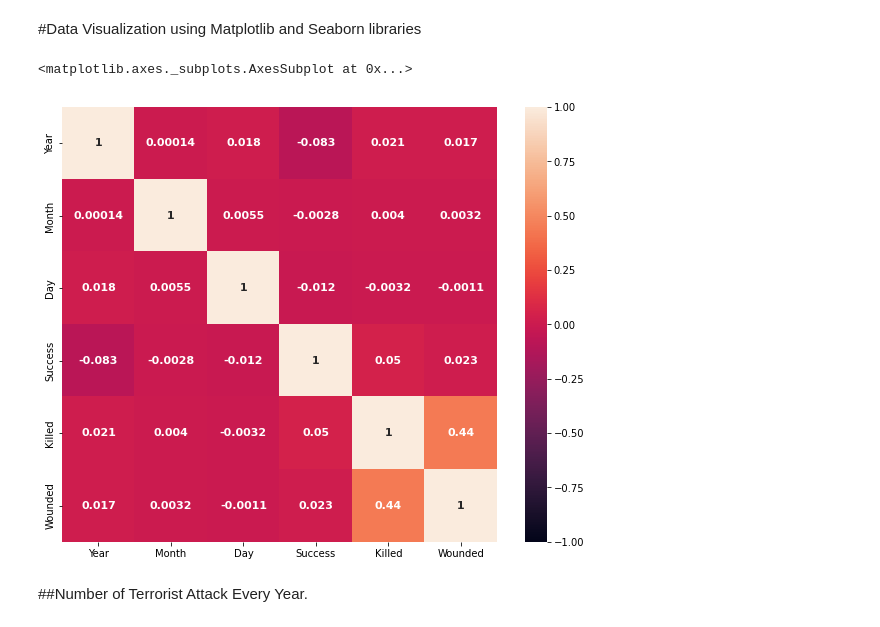
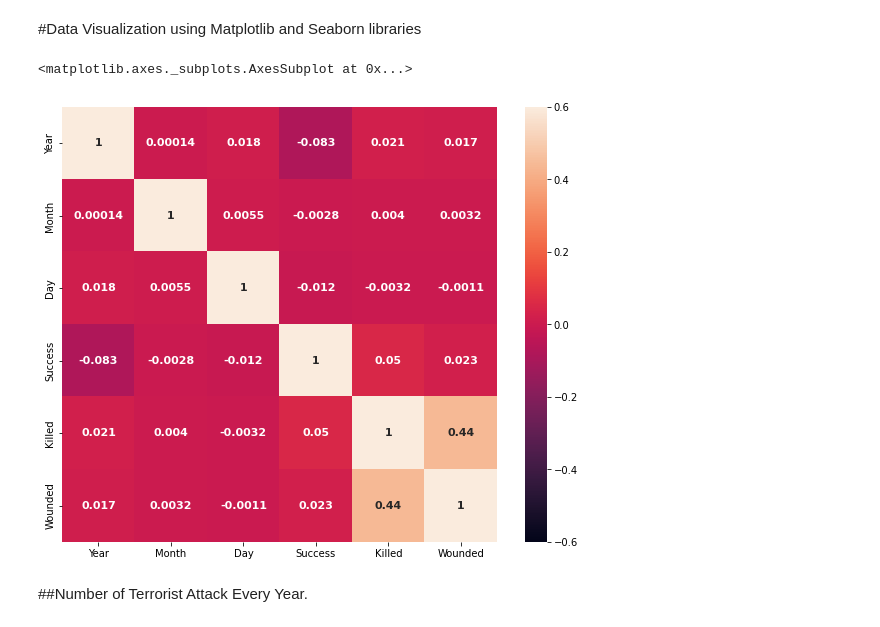
Before and after one commit to himanshukhasdev/Global-Terrorism-Analysis, a Jupyter notebook: Himanshu_Khasdev_Global_Terrorism_Analysis_Capstone_Project.ipynb, the cells around one changed output. Drawn from its saved outputs; the diff is of its cells as text; code cells hidden in the pictures.

```diff
--- a/Himanshu_Khasdev_Global_Terrorism_Analysis_Capstone_Project.ipynb
+++ b/Himanshu_Khasdev_Global_Terrorism_Analysis_Capstone_Project.ipynb
@@ -331,10 +331,10 @@ Name: Year, dtype: int64
 # %%
 #Using heatmap for showing the correlation between columns
 plt.figure(figsize=(10,8))
-sns.heatmap(data.corr(),vmax=1,vmin=-1,annot=True,annot_kws={'fontsize':11, 'fontweight':'bold'},square=True)
+sns.heatmap(data.corr(),vmax=0.6,vmin=-0.6,annot=True,annot_kws={'fontsize':11, 'fontweight':'bold'},square=True)
 # %% [output]
 <matplotlib.axes._subplots.AxesSubplot at 0x...>
-[figure, old version]
+[figure, new version]
 # %% [markdown]
 ##Number of Terrorist Attack Every Year.
 # %%
```
Also changed, not shown: parts of 9 cells of this notebook.
